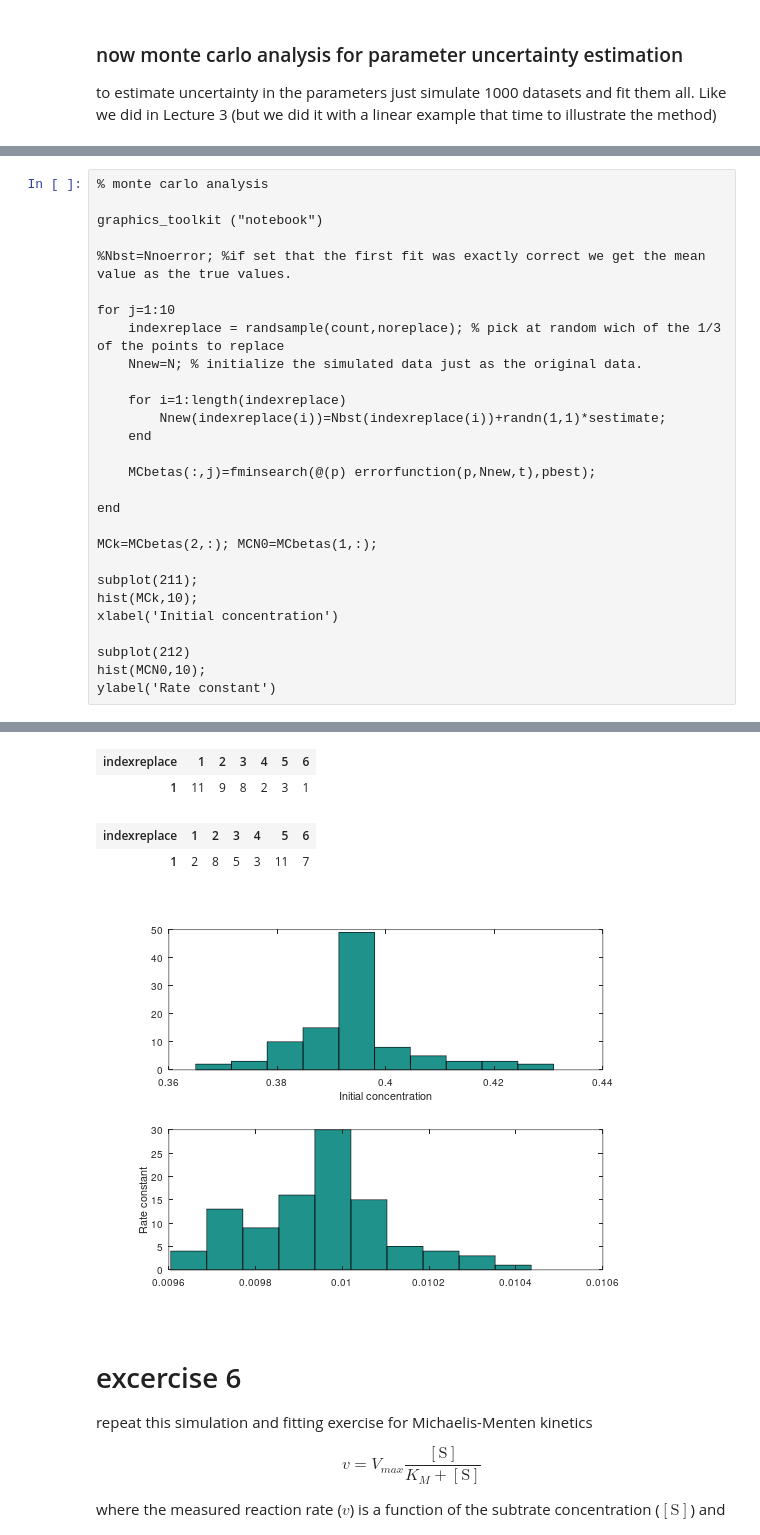
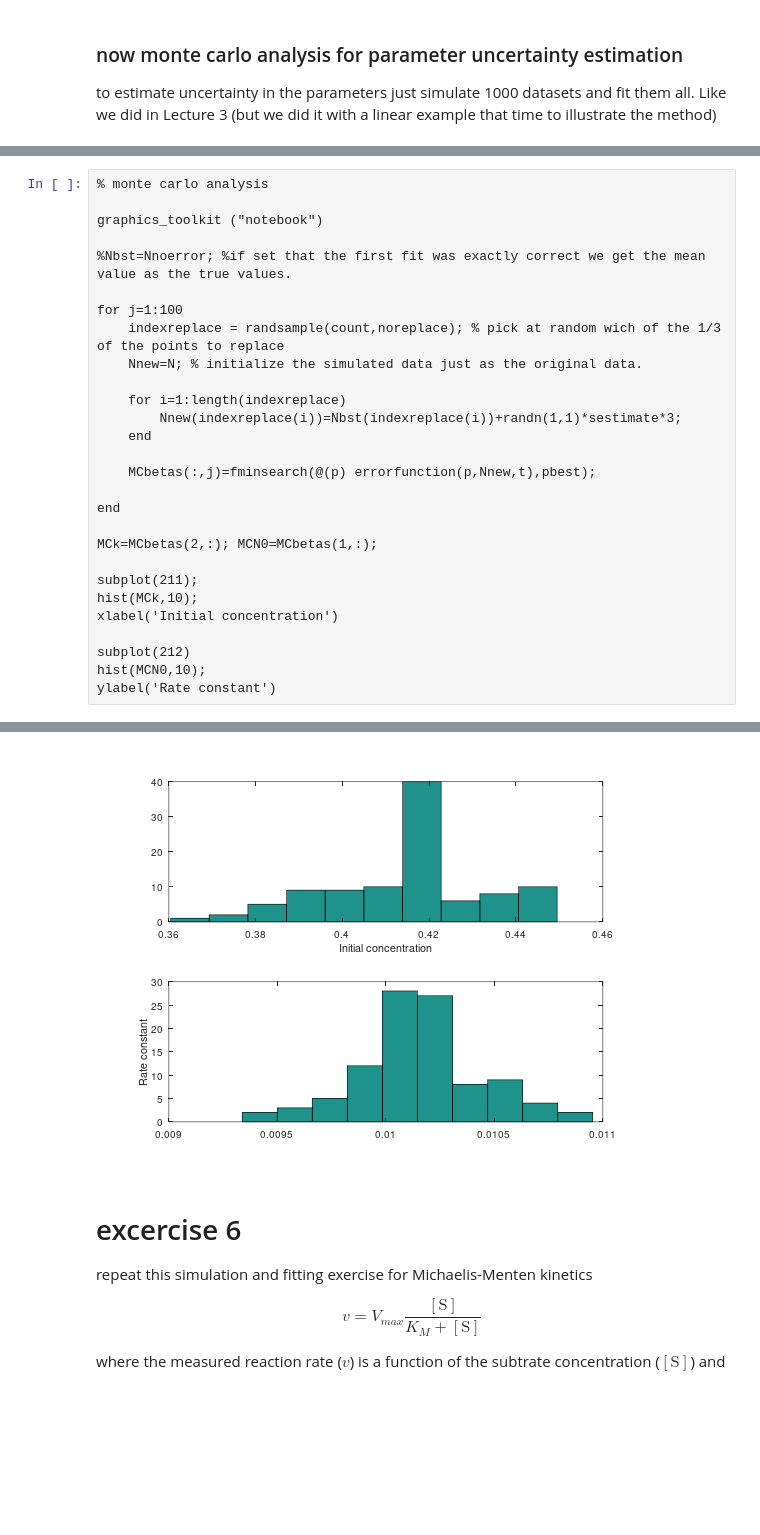
Before and after one commit to skotssd/geochemicalscripts, a Jupyter notebook: randomnumericalmethods/LECTURE4_nonlinear_regression.ipynb, the cells around one changed output, grey strips where cells are left out. Cells and saved outputs as stored; diff of their text form; blank space fills up the shorter version.

```diff
--- a/randomnumericalmethods/LECTURE4_nonlinear_regression.ipynb
+++ b/randomnumericalmethods/LECTURE4_nonlinear_regression.ipynb
@@ -180,12 +179,12 @@ graphics_toolkit ("notebook")
 
 %Nbst=Nnoerror; %if set that the first fit was exactly correct we get the mean value as the true values.
 
-for j=1:10
+for j=1:100
     indexreplace = randsample(count,noreplace); % pick at random wich of the 1/3 of the points to replace
     Nnew=N; % initialize the simulated data just as the original data.
 
     for i=1:length(indexreplace)
-        Nnew(indexreplace(i))=Nbst(indexreplace(i))+randn(1,1)*sestimate;
+        Nnew(indexreplace(i))=Nbst(indexreplace(i))+randn(1,1)*sestimate*3;
     end
 
     MCbetas(:,j)=fminsearch(@(p) errorfunction(p,Nnew,t),pbest);
@@ -221,8 +204,4 @@ ylabel('Rate constant')
-| indexreplace | 1 | 2 | 3 | 4 | 5 | 6 |
-| 1 | 11 | 9 | 8 | 2 | 3 | 1 |
-| indexreplace | 1 | 2 | 3 | 4 | 5 | 6 |
-| 1 | 2 | 8 | 5 | 3 | 11 | 7 |
-[figure, old version]
+[figure, new version]
 # %% [markdown]
 # excercise 6
 
```
Also changed, not shown: parts of 5 cells of this notebook.
